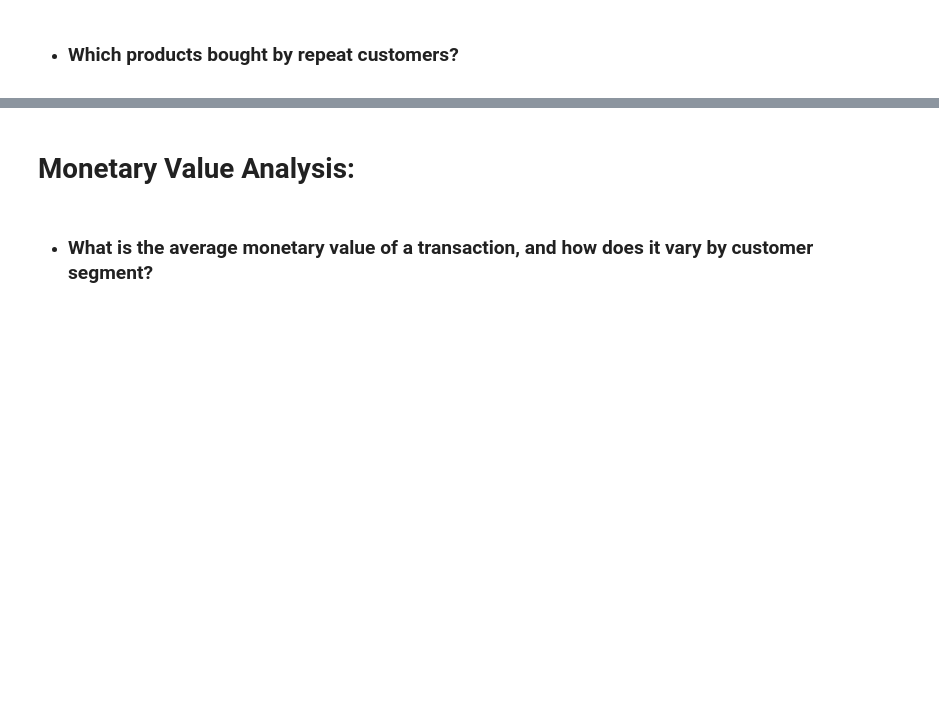
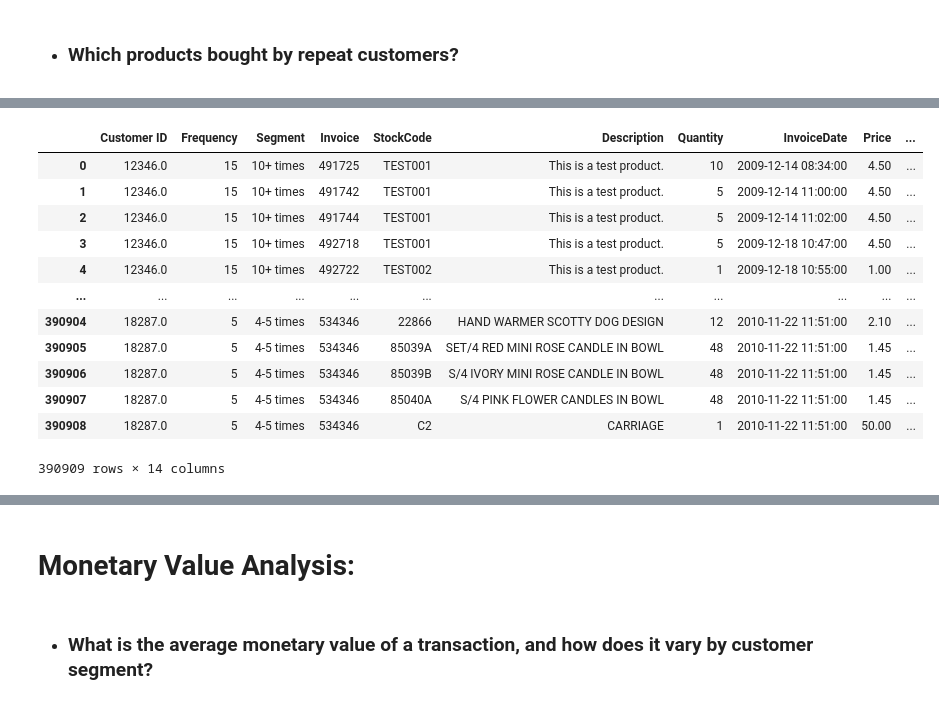
Before and after one commit to Shuchismita2000/customer_purchase_behavior, a Jupyter notebook: RFM.ipynb, the cells around one changed output, grey strips where cells are left out. Saved outputs shown, nothing was run; the diff lists cells and outputs as text; code cells hidden in the pictures; blank space fills up the shorter version.

```diff
--- a/RFM.ipynb
+++ b/RFM.ipynb
@@ -329,12 +329,3 @@ Number of one-time buyers: 1267
 Number of repeat buyers: 3116
 # %% [markdown]
 * ### Which customer segments have the highest repeat purchase rates, and what products are they buying most often?
-# %%
-# Define customer segments based on purchase frequency
-df['CustomerSegment'] = pd.cut(purchase_frequency, bins=[0, 1, 3, 5, 10, float('inf')],
-                               labels=['1-time', '2-3 times', '4-5 times', '6-10 times', '10+ times'])
-
-# Calculate repeat purchase rates by segment
-repeat_purchase_rate = df.groupby('CustomerSegment')['Invoice'].nunique().reset_index(name='RepeatPurchaseRate')
-
-repeat_purchase_rate
@@ -347,0 +332,4 @@ repeat_purchase_rate
+# %%
+purchase_frequency = purchase_frequency.reset_index()
+purchase_frequency.rename(columns={'Invoice':"Frequency"}, inplace = True)
+purchase_frequency
@@ -347,0 +350,16 @@ repeat_purchase_rate
+# %%
+# Define a function to assign segments based on invoice count
+def segment_customer(invoice):
+    if invoice == 1:
+        return '1-time'
+    elif 2 <= invoice <= 3:
+        return '2-3 times'
+    elif 4 <= invoice <= 5:
+        return '4-5 times'
+    elif 6 <= invoice <= 10:
+        return '6-10 times'
+    else:
+        return '10+ times'
+
+# Apply the function to create a new column 'Segment'
+purchase_frequency['Segment'] = purchase_frequency['Frequency'].apply(segment_customer)
@@ -350 +390,23 @@ repeat_purchase_rate
+# %%
+# Find the products most frequently bought by repeat customers
+# Identify repeat customers (those with more than one invoice)
+repeat_customers = purchase_frequency[purchase_frequency['Frequency'] > 1]
+
+repeat_customers = pd.merge(repeat_customers, df, on='Customer ID')
+
+repeat_customers
+# %% [output]
+|  | Customer ID | Frequency | Segment | Invoice | StockCode | Description | Quantity | InvoiceDate | Price | ... |
+| 0 | 12346.0 | 15 | 10+ times | 491725 | TEST001 | This is a test product. | 10 | 2009-12-14 08:34:00 | 4.50 | ... |
+| 1 | 12346.0 | 15 | 10+ times | 491742 | TEST001 | This is a test product. | 5 | 2009-12-14 11:00:00 | 4.50 | ... |
+| 2 | 12346.0 | 15 | 10+ times | 491744 | TEST001 | This is a test product. | 5 | 2009-12-14 11:02:00 | 4.50 | ... |
+| 3 | 12346.0 | 15 | 10+ times | 492718 | TEST001 | This is a test product. | 5 | 2009-12-18 10:47:00 | 4.50 | ... |
+| 4 | 12346.0 | 15 | 10+ times | 492722 | TEST002 | This is a test product. | 1 | 2009-12-18 10:55:00 | 1.00 | ... |
+| ... | ... | ... | ... | ... | ... | ... | ... | ... | ... | ... |
+| 390904 | 18287.0 | 5 | 4-5 times | 534346 | 22866 | HAND WARMER SCOTTY DOG DESIGN | 12 | 2010-11-22 11:51:00 | 2.10 | ... |
+| 390905 | 18287.0 | 5 | 4-5 times | 534346 | 85039A | SET/4 RED MINI ROSE CANDLE IN BOWL | 48 | 2010-11-22 11:51:00 | 1.45 | ... |
+| 390906 | 18287.0 | 5 | 4-5 times | 534346 | 85039B | S/4 IVORY MINI ROSE CANDLE IN BOWL | 48 | 2010-11-22 11:51:00 | 1.45 | ... |
+| 390907 | 18287.0 | 5 | 4-5 times | 534346 | 85040A | S/4 PINK FLOWER CANDLES IN BOWL | 48 | 2010-11-22 11:51:00 | 1.45 | ... |
+| 390908 | 18287.0 | 5 | 4-5 times | 534346 | C2 | CARRIAGE | 1 | 2010-11-22 11:51:00 | 50.00 | ... |
+390909 rows × 14 columns
 # %%
```
Also changed, not shown: parts of 13 cells of this notebook, 2 other files.
